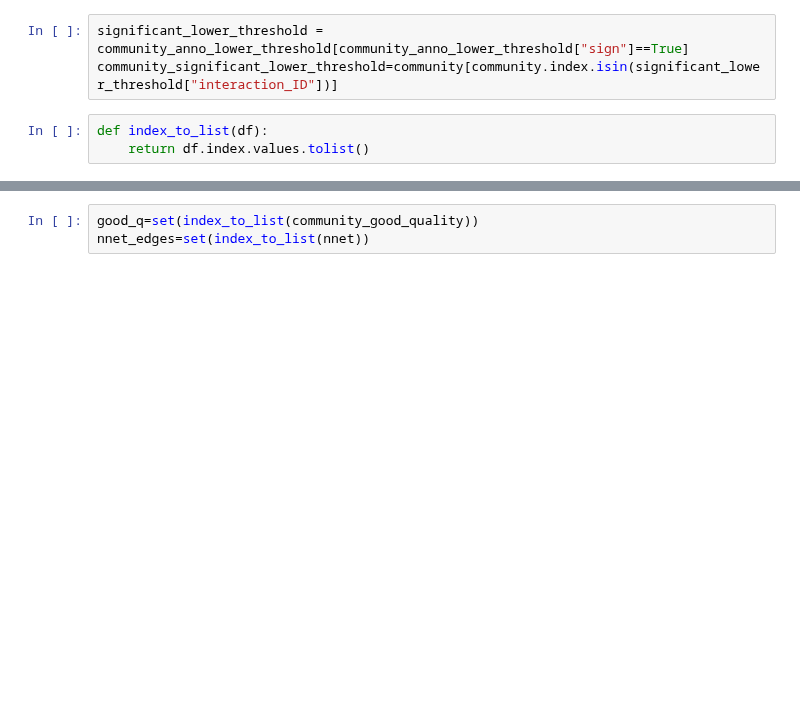
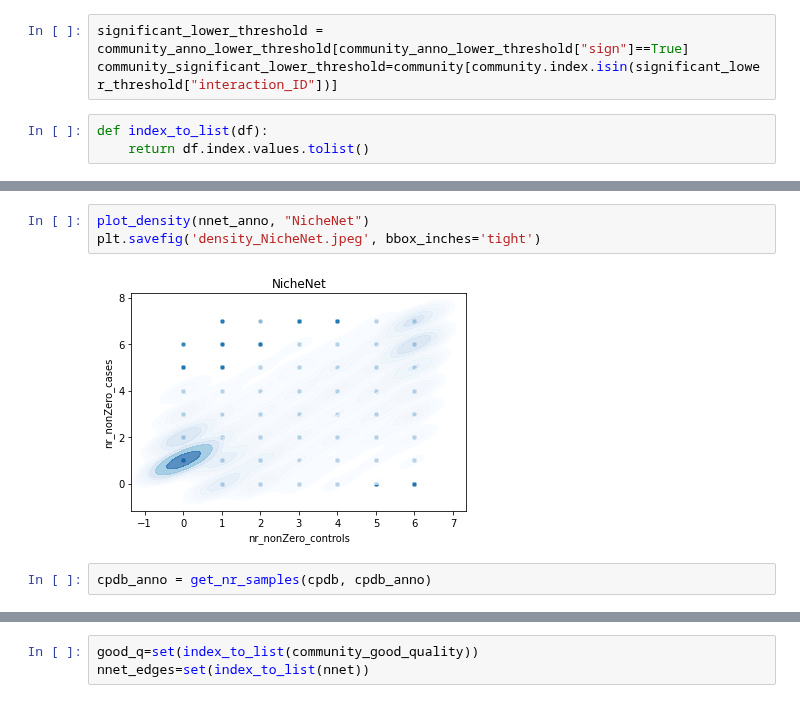
Before and after one commit to colomemaria/community-paper, a Jupyter notebook: src/method_comparison/compare_results/compare_raw.ipynb, the cells around one changed output, grey strips where cells are left out. Cells and saved outputs as stored; diff of their text form; blank space fills up the shorter version.

```diff
--- a/src/method_comparison/compare_results/compare_raw.ipynb
+++ b/src/method_comparison/compare_results/compare_raw.ipynb
@@ -99,0 +102,7 @@ plt.show()
+# %%
+plot_density(nnet_anno, "NicheNet")
+plt.savefig('density_NicheNet.jpeg', bbox_inches='tight')
+# %% [output]
+[figure, added]
+# %%
+cpdb_anno = get_nr_samples(cpdb, cpdb_anno)
```
Also changed, not shown: parts of 25 cells of this notebook, 13 other files.
